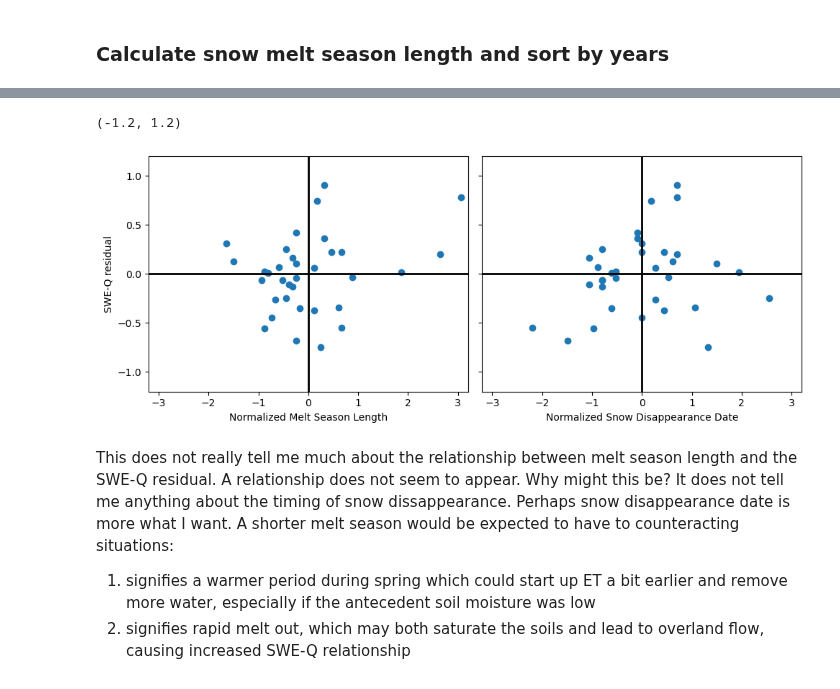
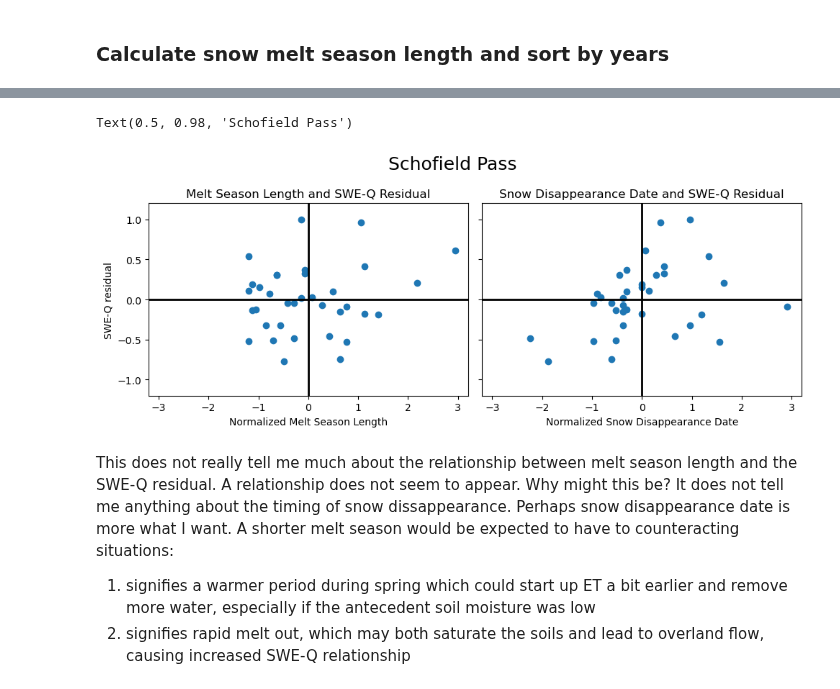
Before and after one commit to dlhogan97/Spring-Precipitation-Effect-CO-River, a Jupyter notebook: notebooks/annual_water_flux_rank.ipynb, the cells around one changed output, grey strips where cells are left out. Saved outputs shown, nothing was run; the diff lists cells and outputs as text; code cells hidden in the pictures.

Commit message:
updated the east river analysis

```diff
--- a/notebooks/annual_water_flux_rank.ipynb
+++ b/notebooks/annual_water_flux_rank.ipynb
@@ -108,22 +143,12 @@ east_river_discharge_almont_spring = east_river_discharge_almont_spring_ds.dropn
 # %% [markdown]
 ### Linear relationship between Streamflow and SWE
-# %%
-# normalized streamflow
-normalized_er_spring_q = (east_river_discharge_almont_spring - east_river_discharge_almont_spring.mean())/ east_river_discharge_almont_spring.std()
-normalized_er_annual_q = (east_river_discharge_almont_annual - east_river_discharge_almont_annual.mean())/ east_river_discharge_almont_annual.std()
-
-# normalized peak SWE
-# create mean dataset for upper taylor (since 2011) and butte
-butte_uppertaylor_mean_ds = er_sntl_data.sel(Location=['Butte_380:CO:SNTL','UpperTaylor_737:CO:SNTL']).mean(dim='Location')
-butte_uppertaylor_mean_ds_filtered = butte_uppertaylor_mean_ds.sel(Date=slice('1986-10-01', '2020-09-30'))
-butte_uppertaylor_mean_peak_swe = butte_uppertaylor_mean_ds_filtered.WTEQ.groupby(butte_uppertaylor_mean_ds_filtered.WY).max()
-normalized_sntl_peak_swe = ((butte_uppertaylor_mean_peak_swe - butte_uppertaylor_mean_peak_swe.mean())/butte_uppertaylor_mean_peak_swe.std()).to_dataframe()
-
-# # remove 2015 from both datasets
-# normalized_er_annual_q = normalized_er_annual_q[normalized_er_annual_q.index!=2015]
-# normalized_sntl_peak_swe = normalized_sntl_peak_swe[normalized_sntl_peak_swe.index!=2015]
+# %%
+# normalized streamflow
+normalized_er_spring_q = (east_river_discharge_almont_spring - east_river_discharge_almont_spring.mean())/ east_river_discharge_almont_spring.std()
+normalized_er_annual_q = (east_river_discharge_almont_annual - east_river_discharge_almont_annual.mean())/ east_river_discharge_almont_annual.std()
+normalized_er_peakswe_peak_q = (peak_swe_peak_q_df-peak_swe_peak_q_df.mean())/peak_swe_peak_q_df.std()
 # %%
-slope, intercept, rvalue, pvalue,stderr  = stats.linregress(normalized_sntl_peak_swe['WTEQ'], normalized_er_spring_q['mean_discharge'])
+slope, intercept, rvalue, pvalue,stderr  = stats.linregress(normalized_sntl_peak_swe['WTEQ'], normalized_er_peakswe_peak_q)#['mean_discharge'])
 
 alpha = 0.05
 c = (1 - alpha)
@@ -231,12 +250,15 @@ residual.hist(bins=round(1 + np.log2(len(residual)),0).astype(int))
 melt_season_length_dict = {}
 snow_melt_date_dict = {}
 
+schofield_mean_ds = er_sntl_data.sel(Location=['SchofieldPass_737:CO:SNTL']).mean(dim='Location')
+schofield_mean_ds_filtered = schofield_mean_ds.sel(Date=slice('1986-10-01', '2021-09-30'))
+
 # iterate through each year to calculate the WY melt season length
-for year in np.unique(butte_uppertaylor_mean_ds_filtered.Date.dt.year.values):
+for year in np.unique(schofield_mean_ds_filtered.Date.dt.year.values):
     # if year not in [1986,2015]:
     if year not in [1986]:
         # Filter to each year
-        tmp = butte_uppertaylor_mean_ds_filtered.where(butte_uppertaylor_mean_ds_filtered.Date.dt.year==year)['WTEQ'].dropna(dim='Date')
+        tmp = schofield_mean_ds_filtered.where(schofield_mean_ds_filtered.Date.dt.year==year)['WTEQ'].dropna(dim='Date')
         # calculate maximum swe date
         peak_swe_date = tmp.idxmax().values
         # calculate peak swe value
@@ -270,23 +292,27 @@ SignificanceResult(statistic=0.01818181818181818, pvalue=0.9187089845919637)
 # %%
 fig, axs = plt.subplots(ncols=2, tight_layout=True, figsize=(10,4), sharey=True)
 
 axs[0].scatter(norm_melt_season_len.values,residual.values)
 axs[0].set_xlabel('Normalized Melt Season Length')
 axs[0].set_ylabel('SWE-Q residual')
 axs[0].axhline(0, color='k', lw=2)
 axs[0].axvline(0, color='k', lw=2)
 axs[0].set_xlim(-3.2,3.2)
 axs[0].set_ylim(-1.2,1.2)
+axs[0].set_title('Melt Season Length and SWE-Q Residual', size=12)
 
 axs[1].scatter(norm_sdd.values,residual.values)
 axs[1].set_xlabel('Normalized Snow Disappearance Date')
 axs[1].axhline(0, color='k', lw=2)
 axs[1].axvline(0, color='k', lw=2)
 axs[1].set_xlim(-3.2,3.2)
 axs[1].set_ylim(-1.2,1.2)
+axs[1].set_title('Snow Disappearance Date and SWE-Q Residual', size=12)
+
+fig.suptitle('Schofield Pass', size=18)
 # %% [output]
-(-1.2, 1.2)
+Text(0.5, 0.98, 'Schofield Pass')
-[figure, old version]
+[figure, new version]
 # %% [markdown]
 This does not really tell me much about the relationship between melt season length and the SWE-Q residual. A relationship does not seem to appear. Why might this be? It does not tell me anything about the timing of snow dissappearance. Perhaps snow disappearance date is more what I want. A shorter melt season would be expected to have to counteracting situations:
 1) signifies a warmer period during spring which could start up ET a bit earlier and remove more water, especially if the antecedent soil moisture was low
```
Also changed, not shown: parts of 34 cells of this notebook, 4 other files.
